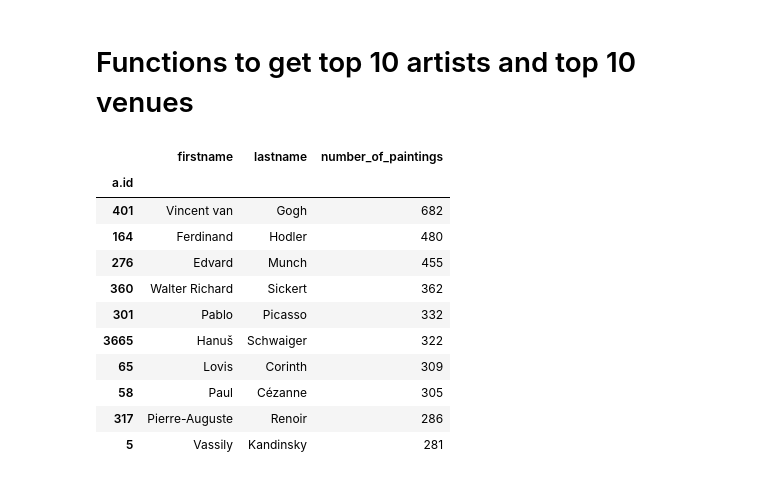
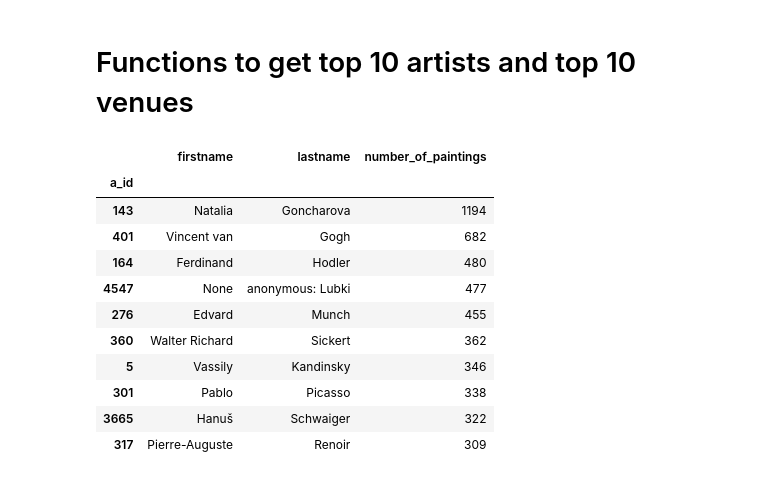
Before and after one commit to suzannechesnay/ArtVis, a Jupyter notebook: data_cleaning_and_queries/Data_cleaning_and_queries.ipynb, the cells around one changed output. Drawn from its saved outputs; the diff is of its cells as text; code cells hidden in the pictures.

```diff
--- a/data_cleaning_and_queries/Data_cleaning_and_queries.ipynb
+++ b/data_cleaning_and_queries/Data_cleaning_and_queries.ipynb
@@ -25,7 +25,7 @@ data
 european_countries = [
     "GB", "FR", "DE", "IT", "ES", "CH", "BE", "NL", "SE", "NO", "FI", "DK",
     "AT", "IE", "PT", "PL", "HU", "CZ", "SK", "EE", "LV", "LT", "LU", "SI",
-    "HR", "BG", "RO", "GR", "IS", "MT", "CY"
+    "HR", "BG", "RO", "GR", "IS", "MT", "CY", "RU", "UA"
 ]
 european_data = data[data['e.country'].isin(european_countries)]
 data = european_data
@@ -139,4 +139,4 @@ The following dataframe $df$ is the cleaned data and will be used from now on as
 # %%
 df = data.groupby(['a.id', 'e.id']).apply(choose_from_duplicates, include_groups=True).reset_index(drop=True)
 # %%
-df
+df.columns = ['a_id', 'a_firstname', 'a_lastname', 'a_gender', 'a_birthdate', 'a_deathdate', 'a_birthplace', 'a_deathplace', 'a_nationality', 'e_id', 'e_title', 'e_venue', 'e_startdate', 'e_type', 'e_paintings', 'e_country', 'e_city', 'e_latitude', 'e_longitude']
@@ -281,27 +256,27 @@ venues_by_date_nb_artists_nb_exhibitions_nb_paintings.to_csv('venues_by_date_nb_
 # Functions to get top 10 artists and top 10 venues
 # %%
 def select_data_for_time_range(time_range_start, time_range_end):
-    return df.loc[(df['e.startdate'] > time_range_start) & (df['e.startdate'] <= time_range_end), ['a.id', 'a.firstname', 'a.lastname', 'a.nationality', 'e.id', 'e.title', 'e.venue', 'e.startdate', 'e.type', 'e.paintings', 'e.country', 'e.city', 'e.latitude', 'e.longitude']]
+    return df.loc[(df['e_startdate'] > time_range_start) & (df['e_startdate'] <= time_range_end), ['a_id', 'a_firstname', 'a_lastname', 'a_nationality', 'e_id', 'e_title', 'e_venue', 'e_startdate', 'e_type', 'e_paintings', 'e_country', 'e_city', 'e_latitude', 'e_longitude']]
 # %%
 def top_10_artists_by_paintings(time_range_start, time_range_end):
-    result = select_data_for_time_range(time_range_start, time_range_end).groupby(['a.id']).agg({'a.firstname': 'first', 'a.lastname':'first', 'e.paintings': 'sum'})
+    result = select_data_for_time_range(time_range_start, time_range_end).groupby(['a_id']).agg({'a_firstname': 'first', 'a_lastname':'first', 'e_paintings': 'sum'})
     result.columns = ['firstname', 'lastname', 'number_of_paintings']
     result = result.sort_values('number_of_paintings', ascending=False).head(10)
     return result
 
 display(top_10_artists_by_paintings(1910, 1914))
 # %% [output]
 |  | firstname | lastname | number_of_paintings |
-| a.id |  |  |  |
+| a_id |  |  |  |
+| 143 | Natalia | Goncharova | 1194 |
 | 401 | Vincent van | Gogh | 682 |
 | 164 | Ferdinand | Hodler | 480 |
+| 4547 | None | anonymous: Lubki | 477 |
 | 276 | Edvard | Munch | 455 |
 | 360 | Walter Richard | Sickert | 362 |
-| 301 | Pablo | Picasso | 332 |
+| 5 | Vassily | Kandinsky | 346 |
+| 301 | Pablo | Picasso | 338 |
 | 3665 | Hanuš | Schwaiger | 322 |
-| 65 | Lovis | Corinth | 309 |
-| 58 | Paul | Cézanne | 305 |
-| 317 | Pierre-Auguste | Renoir | 286 |
-| 5 | Vassily | Kandinsky | 281 |
+| 317 | Pierre-Auguste | Renoir | 309 |
 # %%
 def top_10_artists_by_exhibitions(time_range_start, time_range_end):
```
Also changed, not shown: parts of 16 cells of this notebook, 12 other files.
